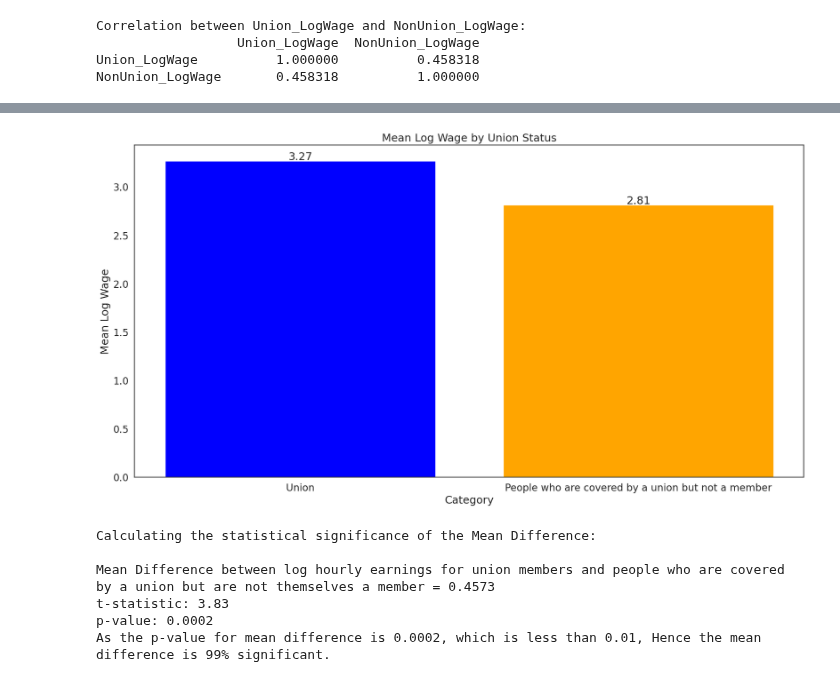
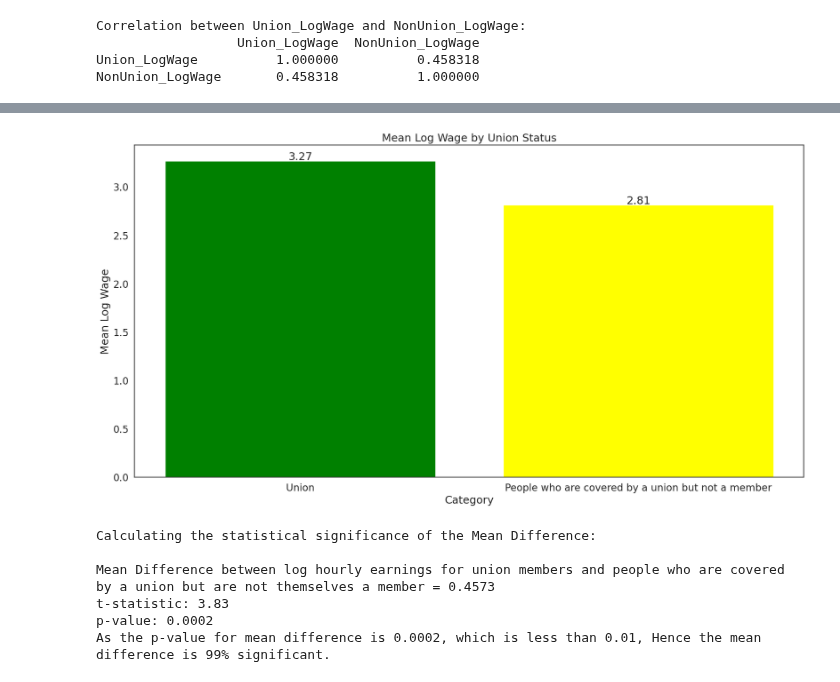
Before and after one commit to laiacoder/QM2, a Jupyter notebook: notebooks/W07. Linear Regression.ipynb, the cells around one changed output, grey strips where cells are left out. Drawn from its saved outputs; the diff is of its cells as text; code cells hidden in the pictures.

```diff
--- a/notebooks/W07. Linear Regression.ipynb
+++ b/notebooks/W07. Linear Regression.ipynb
@@ -619,13 +619,13 @@ For every additional year of schooling, log wages increase by 10.04%
 
 Filter the dataframe to only contain people who work in construction, extraction and installation. Compared to those who are covered by a union but not themselves members, what is the difference in log hourly earnings for union members? Is this difference statistically significant?
 # %%
-# Filter the dataset for people in construction, extraction, and installation
-occupation_df = reg_df[reg_df['occupation'] == 'Consruction, Extraction, Installation']
+# Filter the dataframe to only contain people who work in construction, extraction and installation.
+df_occupation = reg_df[reg_df['occupation'] == 'Consruction, Extraction, Installation']
 
-occupation_df.head()
+df_occupation.head()
 
-union = occupation_df[occupation_df['union'] == 2]
-non_union = occupation_df[occupation_df['union'] == 3]
+union = df_occupation[df_occupation['union'] == 2]
+non_union = df_occupation[df_occupation['union'] == 3]
 
 summary_union = union.describe().round(4)
 summary_non_union = non_union.describe().round(4)
@@ -816,7 +818,7 @@ categories = ['Union', 'People who are covered by a union but not a member']
 values = [mean_union_log_wage.values[0], mean_non_union_log_wage.values[0]]
 
 # Create a bar chart
-plt.bar(categories, values, color=['blue', 'orange'])
+plt.bar(categories, values, color=['green', 'yellow'])
 
 # Add labels, title, and annotations
 plt.xlabel('Category')
@@ -832,34 +834,34 @@ plt.show()
 
 print("\n")
 
 # ... (your existing code for creating summary statistics) ...
 
 # Extract values (using .values[0] to get numerical values)
 mean_union = summary_union[summary_union.index == 'mean']['logwage'].values[0]
 mean_non_union = summary_non_union[summary_non_union.index == 'mean']['logwage'].values[0]
 
 std_union = summary_union[summary_union.index == 'std']['logwage'].values[0]
 std_non_union = summary_non_union[summary_non_union.index == 'std']['logwage'].values[0]
 
 n_union = summary_union[summary_union.index == 'count']['logwage'].values[0]
 n_non_union = summary_non_union[summary_non_union.index == 'count']['logwage'].values[0]
 
 # Perform t-test
 t_stat, p_val = ttest_ind_from_stats(
     mean1=mean_union, std1=std_union, nobs1=n_union,
     mean2=mean_non_union, std2=std_non_union, nobs2=n_non_union
 )
 
 mean_difference = round(mean_union - mean_non_union,5)
 print("Calculating the statistical significance of the Mean Difference:\n")
 
 print("Mean Difference between log hourly earnings for union members and people who are covered by a union but are not themselves a member =", mean_difference)
 print("t-statistic:", t_stat.round(2))
 print("p-value:", p_val.round(4))
 
 print("As the p-value for mean difference is 0.0002, which is less than 0.01, Hence the mean difference is 99% significant.")
 # %% [output]
-[figure, old version]
+[figure, new version]
 Calculating the statistical significance of the Mean Difference:
 
 Mean Difference between log hourly earnings for union members and people who are covered by a union but are not themselves a member = 0.4573
```
Also changed, not shown: parts of 4 cells of this notebook.
